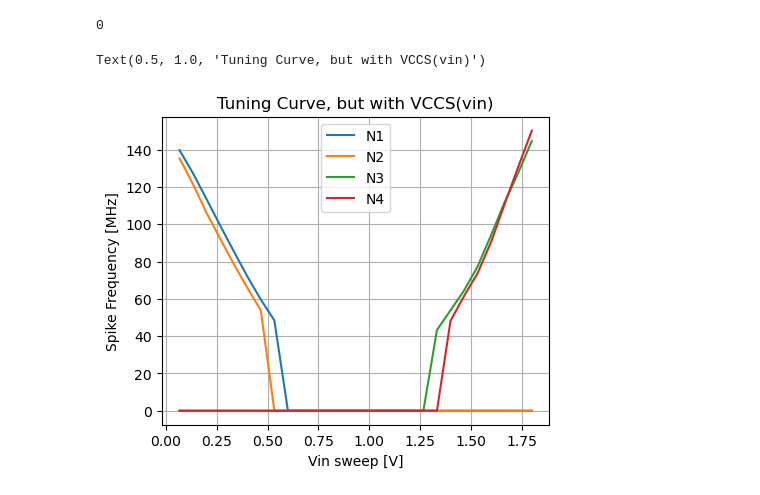
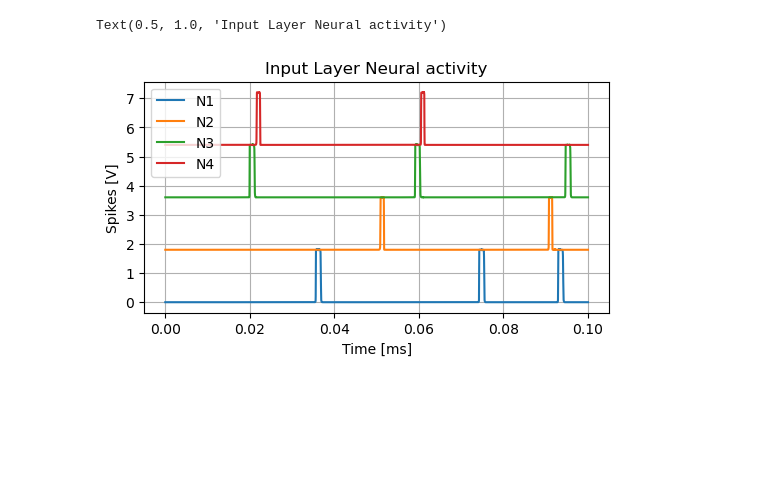
Before and after one commit to AlejandroJuarezLora/SNN_IPN, a Jupyter notebook: sim_results/tb_4x4_modular_proc.ipynb, the cells around one changed output. Cells and saved outputs as stored; diff of their text form; code cells hidden in the pictures; blank space fills up the shorter version.

```diff
--- a/sim_results/tb_4x4_modular_proc.ipynb
+++ b/sim_results/tb_4x4_modular_proc.ipynb
@@ -36,52 +17,12 @@ def getFrecAvg(time, N):
-# %%
-num_slices = 27
-slice = int(len(time) / num_slices)
-N1_frec_avgs = [0]
-N2_frec_avgs = [0]
-N3_frec_avgs = [0]
-N4_frec_avgs = [0]
-time_periods = [0]
-vin_periods = [0]
-for x in range(num_slices):
-    lim_low = x * slice
-    lim_up = lim_low + slice
-    time_slice = time[lim_low:lim_up]
-    vin_slice = vin[lim_low:lim_up]
-    N1_slice = N1[lim_low:lim_up]
-    N2_slice = N2[lim_low:lim_up]
-    N3_slice = N3[lim_low:lim_up]
-    N4_slice = N4[lim_low:lim_up]
-    time_periods.append(time[lim_up])
-    vin_periods.append(vin[lim_up])
-    N1_frec_avgs.append(getFrecAvg(time_slice, N1_slice))
-    N2_frec_avgs.append(getFrecAvg(time_slice, N2_slice))
-    N3_frec_avgs.append(getFrecAvg(time_slice, N3_slice))
-    N4_frec_avgs.append(getFrecAvg(time_slice, N4_slice))
-
-
-N1_frec_avgs.pop(0)
-N2_frec_avgs.pop(0)
-N3_frec_avgs.pop(0)
-N4_frec_avgs.pop(0)
-time_periods.pop(0)
-vin_periods.pop(0)
-# %% [output]
-0
-# %%
-fig, ax = plt.subplots(1,figsize=[5,4])
-ax.plot(vin_periods, np.array(N1_frec_avgs)/1000,label="N1")
-ax.plot(vin_periods, np.array(N2_frec_avgs)/1000,label="N2")
-ax.plot(vin_periods, np.array(N3_frec_avgs)/1000,label="N3")
-ax.plot(vin_periods, np.array(N4_frec_avgs)/1000,label="N4")
-# ax.plot(vin_periods, N1_frec_avgs,label="N1")
-# ax.plot(vin_periods, N2_frec_avgs,label="N2")
-# ax.plot(vin_periods, N3_frec_avgs,label="N3")
-# ax.plot(vin_periods, N4_frec_avgs,label="N4")
-ax.legend()
-ax.grid()
-ax.set_xlabel("Vin sweep [V]")
-ax.set_ylabel("Spike Frequency [MHz]")
-ax.set_title("Tuning Curve, but with VCCS(vin)")
-# %% [output]
-Text(0.5, 1.0, 'Tuning Curve, but with VCCS(vin)')
-[figure, removed]
+# %%
+fig, ax = plt.subplots(1, figsize=(6,3))
+for i in range(n.shape[1]):
+    ax.plot(time*1000, n[:,i]+(1.8*i), label = f"N{i+1}")
+ax.legend()
+ax.grid()
+ax.set_xlabel("Time [ms]")
+ax.set_ylabel("Spikes [V]")
+ax.set_title("Input Layer Neural activity")
+# %% [output]
+Text(0.5, 1.0, 'Input Layer Neural activity')
+[figure, added]
```
Also changed, not shown: parts of 4 cells of this notebook, 1 other file.
